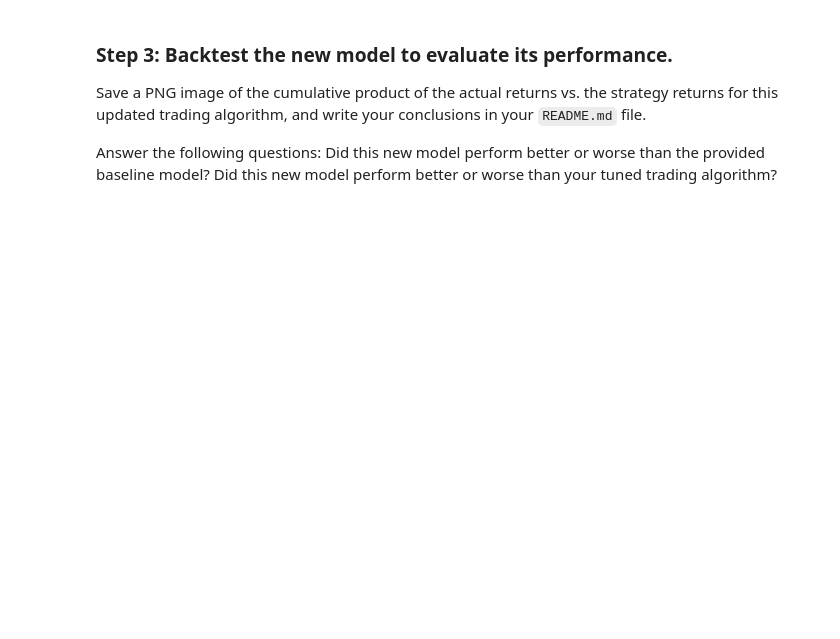
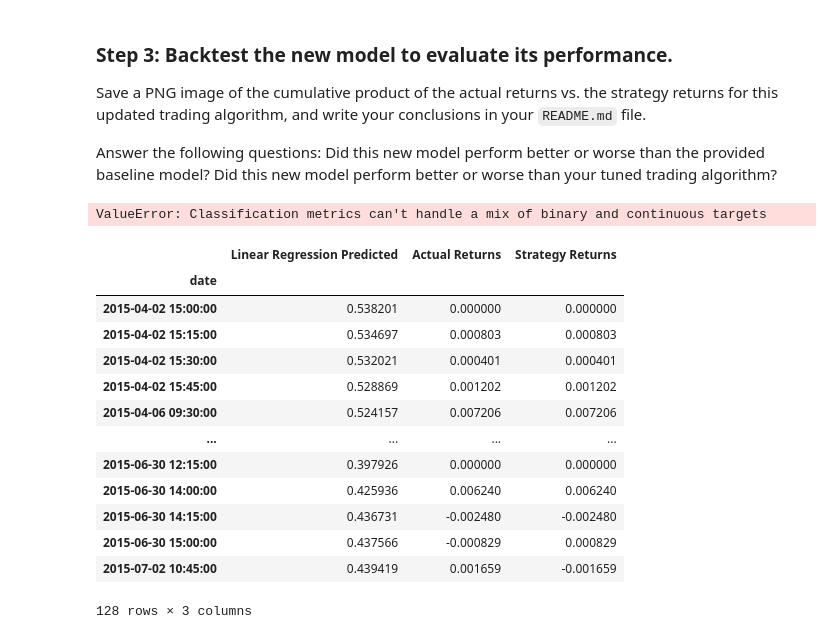
Before and after one commit to halamkim/challenge_14, a Jupyter notebook: machine_learning_trading_bot.ipynb, the cells around one changed output. Drawn from its saved outputs; the diff is of its cells as text; code cells hidden in the pictures; blank space fills up the shorter version.

Commit message:
staretd a README file and started linear regression

```diff
--- a/machine_learning_trading_bot.ipynb
+++ b/machine_learning_trading_bot.ipynb
@@ -418,18 +418,18 @@ In this section, you’ll use the original parameters that the starter code prov
 ### Step 1:  Import a new classifier, such as `AdaBoost`, `DecisionTreeClassifier`, or `LogisticRegression`. (For the full list of classifiers, refer to the [Supervised learning page](https://scikit-learn.org/stable/supervised_learning.html) in the scikit-learn documentation.)
 # %%
 # Import a new classifier from SKLearn
-# YOUR CODE HERE
+from sklearn.linear_model import LinearRegression
 
 # Initiate the model instance
-# YOUR CODE HERE
+model = LinearRegression()
 # %% [markdown]
 ### Step 2: Using the original training data as the baseline model, fit another model with the new classifier.
 # %%
 # Fit the model using the training data
-model = # YOUR CODE HERE
+model = model.fit(X_train_scaled, y_train)
 
 # Use the testing dataset to generate the predictions for the new model
-pred = # YOUR CODE HERE
+pred = model.predict(X_train_scaled)
 
 # Review the model's predicted values
-# YOUR CODE HERE
+pred[:10]
@@ -443,27 +446,44 @@ Did this new model perform better or worse than the provided baseline model?
 Did this new model perform better or worse than your tuned trading algorithm?
 # %%
 # Use a classification report to evaluate the model using the predictions and testing data
-# YOUR CODE HERE
+class_report = classification_report(y_train, pred)
 
 # Print the classification report
-# YOUR CODE HERE
+# print(class_report)
+# %% [output]
+ValueError: Classification metrics can't handle a mix of binary and continuous targets
 # %%
 # Create a new empty predictions DataFrame.
 
 # Create a predictions DataFrame
-# YOUR CODE HERE
+pred_linear_regression = pd.DataFrame(index=X_train.index)
 
 # Add the SVM model predictions to the DataFrame
-# YOUR CODE HERE
+pred_linear_regression['Linear Regression Predicted'] = pred
 
 # Add the actual returns to the DataFrame
-# YOUR CODE HERE
+pred_linear_regression['Actual Returns'] = signals_df['Actual Returns']
 
 # Add the strategy returns to the DataFrame
-# YOUR CODE HERE
+pred_linear_regression['Strategy Returns'] = signals_df['Strategy Returns']
 
 # Review the DataFrame
-# YOUR CODE HERE
+pred_linear_regression
+# %% [output]
+|  | Linear Regression Predicted | Actual Returns | Strategy Returns |
+| date |  |  |  |
+| 2015-04-02 15:00:00 | 0.538201 | 0.000000 | 0.000000 |
+| 2015-04-02 15:15:00 | 0.534697 | 0.000803 | 0.000803 |
+| 2015-04-02 15:30:00 | 0.532021 | 0.000401 | 0.000401 |
+| 2015-04-02 15:45:00 | 0.528869 | 0.001202 | 0.001202 |
+| 2015-04-06 09:30:00 | 0.524157 | 0.007206 | 0.007206 |
+| ... | ... | ... | ... |
+| 2015-06-30 12:15:00 | 0.397926 | 0.000000 | 0.000000 |
+| 2015-06-30 14:00:00 | 0.425936 | 0.006240 | 0.006240 |
+| 2015-06-30 14:15:00 | 0.436731 | -0.002480 | -0.002480 |
+| 2015-06-30 15:00:00 | 0.437566 | -0.000829 | 0.000829 |
+| 2015-07-02 10:45:00 | 0.439419 | 0.001659 | -0.001659 |
+128 rows × 3 columns
 # %%
 # Plot the actual returns versus the strategy returns
 # YOUR CODE HERE
```
Also changed, not shown: parts of 2 cells of this notebook, 1 other file.
